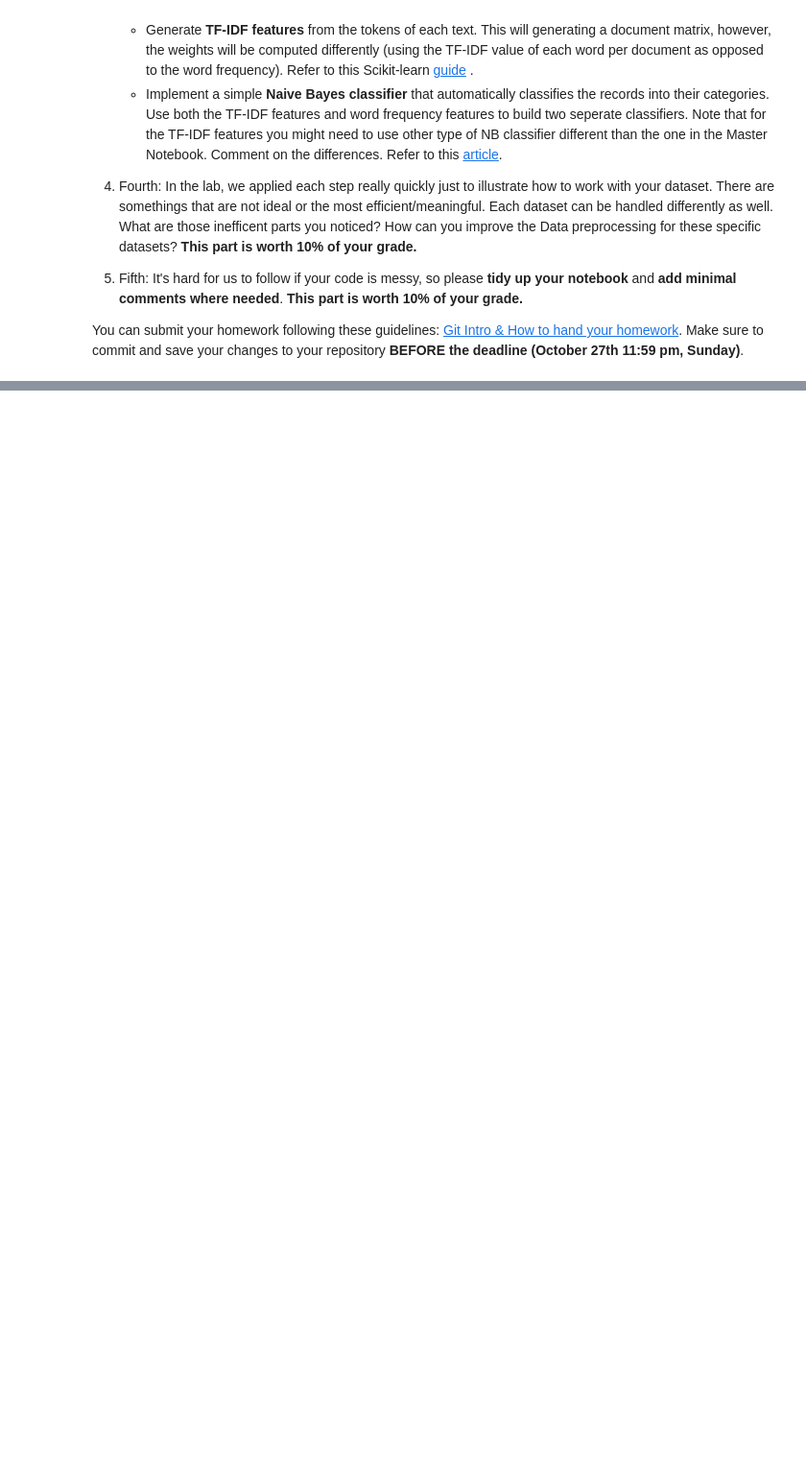
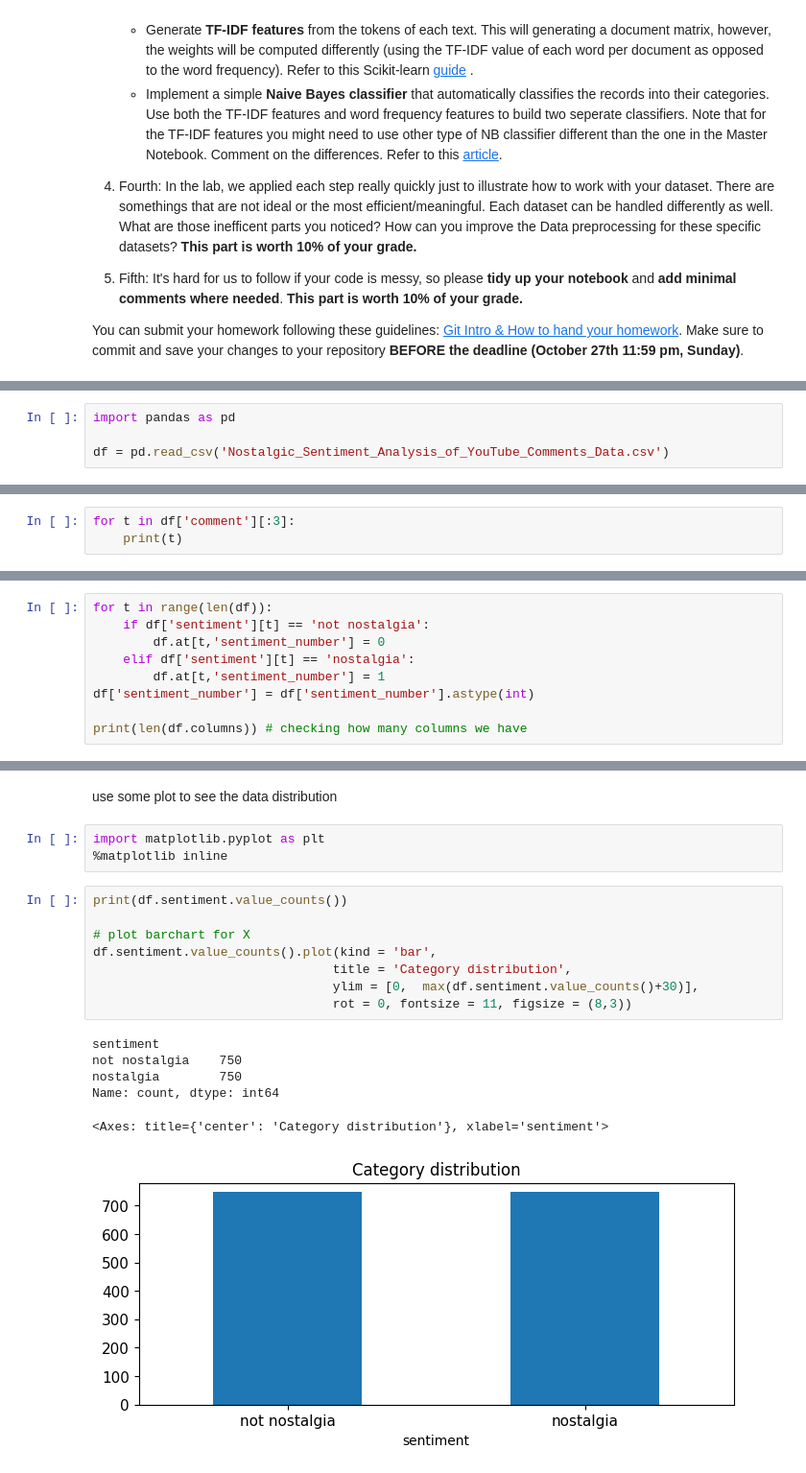
Before and after one commit to JamesHsu1221/DM2024-Lab1-Homework, a Jupyter notebook: DM2024-Lab1-Homework.ipynb, the cells around one changed output, grey strips where cells are left out. Shown at 96% size. Saved outputs shown, nothing was run; the diff lists cells and outputs as text; blank space fills up the shorter version.

```diff
--- a/DM2024-Lab1-Homework.ipynb
+++ b/DM2024-Lab1-Homework.ipynb
@@ -35,0 +76,4 @@ You can submit your homework following these guidelines: [Git Intro & How to han
+# %%
+import pandas as pd
+
+df = pd.read_csv('Nostalgic_Sentiment_Analysis_of_YouTube_Comments_Data.csv')
@@ -35,0 +125,3 @@ You can submit your homework following these guidelines: [Git Intro & How to han
+# %%
+for t in df['comment'][:3]:
+    print(t)
@@ -35,0 +138,9 @@ You can submit your homework following these guidelines: [Git Intro & How to han
+# %%
+for t in range(len(df)):
+    if df['sentiment'][t] == 'not nostalgia':
+        df.at[t,'sentiment_number'] = 0
+    elif df['sentiment'][t] == 'nostalgia':
+        df.at[t,'sentiment_number'] = 1
+df['sentiment_number'] = df['sentiment_number'].astype(int)
+
+print(len(df.columns)) # checking how many columns we have
@@ -35,0 +349,20 @@ You can submit your homework following these guidelines: [Git Intro & How to han
+# %% [markdown]
+use some plot to see the data distribution
+# %%
+import matplotlib.pyplot as plt
+%matplotlib inline
+# %%
+print(df.sentiment.value_counts())
+
+# plot barchart for X
+df.sentiment.value_counts().plot(kind = 'bar',
+                                title = 'Category distribution',
+                                ylim = [0,  max(df.sentiment.value_counts()+30)],
+                                rot = 0, fontsize = 11, figsize = (8,3))
+# %% [output]
+sentiment
+not nostalgia    750
+nostalgia        750
+Name: count, dtype: int64
+<Axes: title={'center': 'Category distribution'}, xlabel='sentiment'>
+[figure, added]
```
Also changed, not shown: parts of 72 cells of this notebook.
